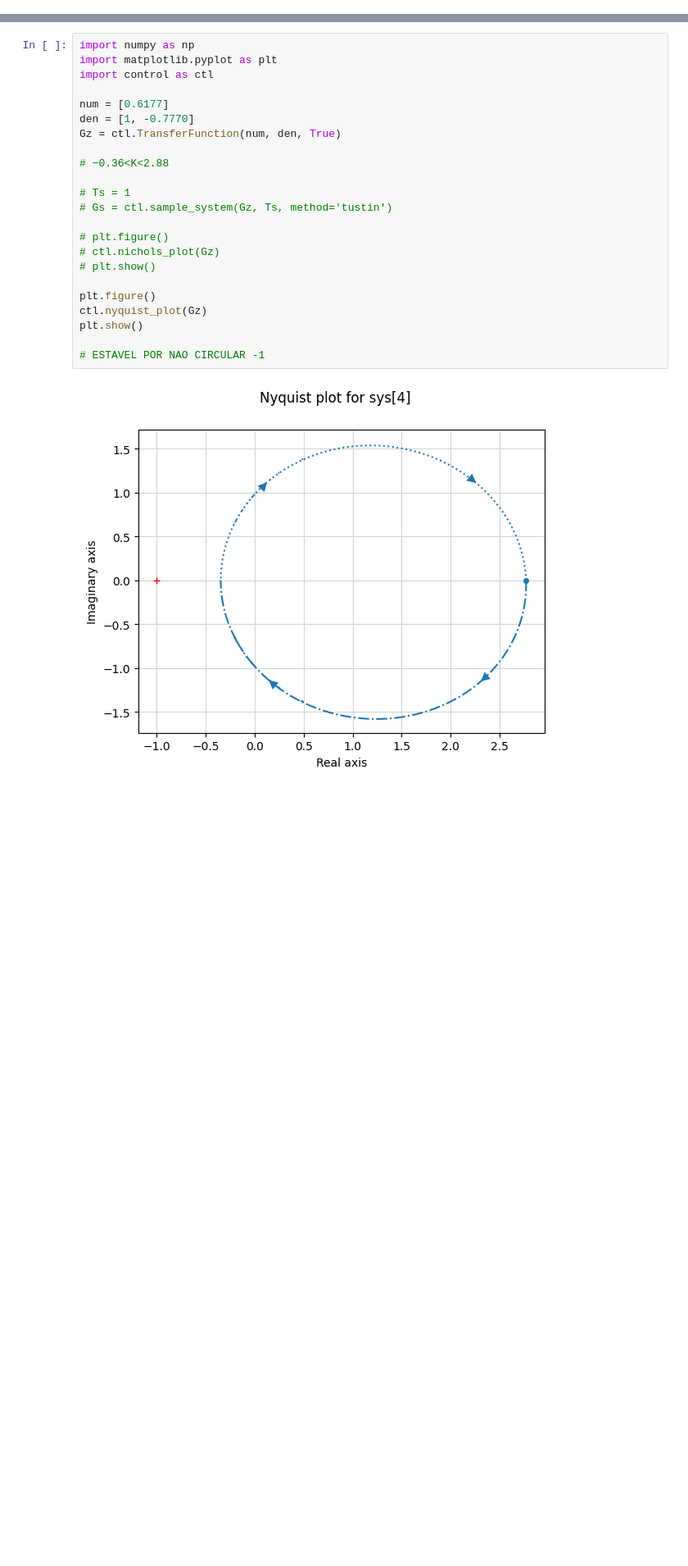
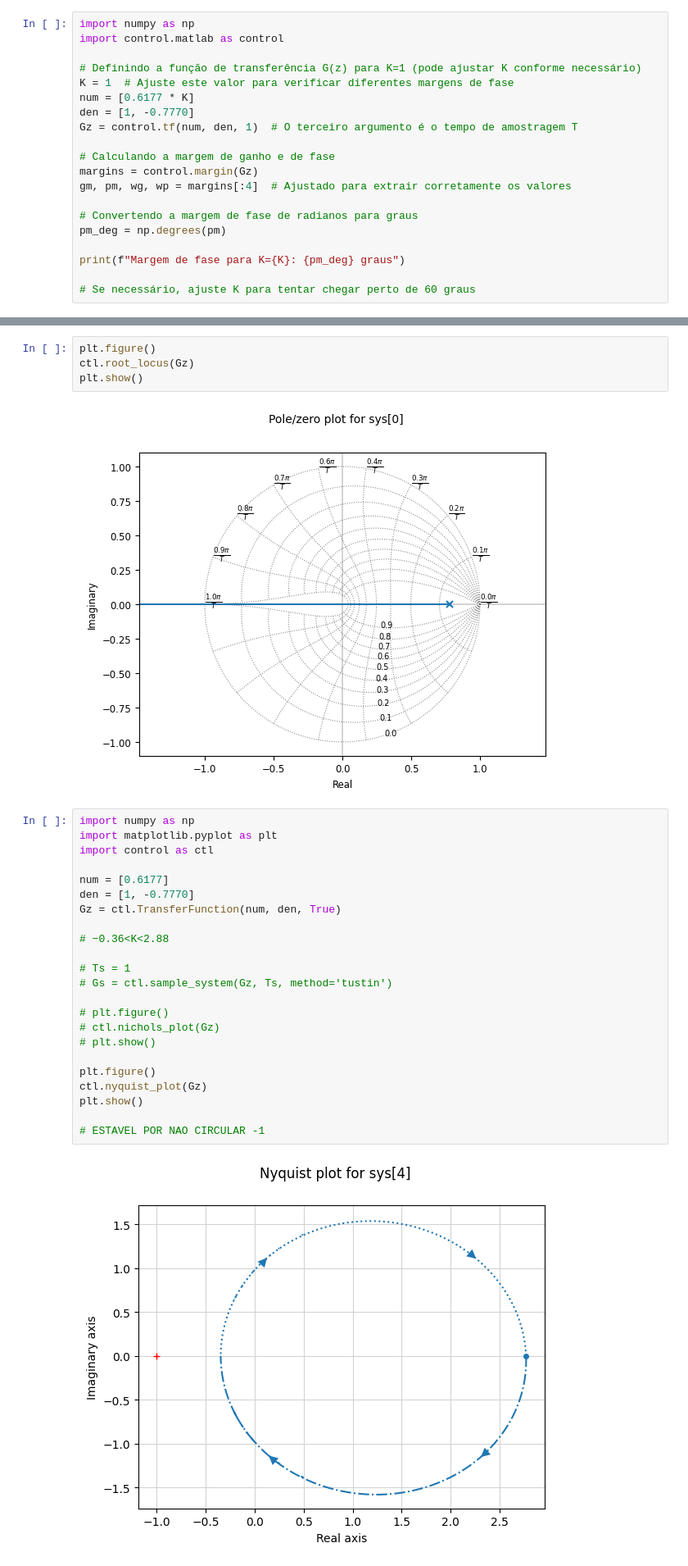
Before and after one commit to pedroivovasconcelos/controledigital, a Jupyter notebook: capitulo5.ipynb, the cells around one changed output, grey strips where cells are left out. Shown at 82% size. Drawn from its saved outputs; the diff is of its cells as text; blank space fills up the shorter version.

```diff
--- a/capitulo5.ipynb
+++ b/capitulo5.ipynb
@@ -37,0 +54,20 @@ Grafico errado, nichols é um funil
+# %%
+import numpy as np
+import control.matlab as control
+
+# Definindo a função de transferência G(z) para K=1 (pode ajustar K conforme necessário)
+K = 1  # Ajuste este valor para verificar diferentes margens de fase
+num = [0.6177 * K]
+den = [1, -0.7770]
+Gz = control.tf(num, den, 1)  # O terceiro argumento é o tempo de amostragem T
+
+# Calculando a margem de ganho e de fase
+margins = control.margin(Gz)
+gm, pm, wg, wp = margins[:4]  # Ajustado para extrair corretamente os valores
+
+# Convertendo a margem de fase de radianos para graus
+pm_deg = np.degrees(pm)
+
+print(f"Margem de fase para K={K}: {pm_deg} graus")
+
+# Se necessário, ajuste K para tentar chegar perto de 60 graus
@@ -38,3 +97,9 @@ Grafico errado, nichols é um funil
+# %%
+plt.figure()
+ctl.root_locus(Gz)
+plt.show()
+# %% [output]
+[figure, added]
 # %%
 import numpy as np
 import matplotlib.pyplot as plt
```
Also changed, not shown: parts of 9 cells of this notebook, 3 other files.
